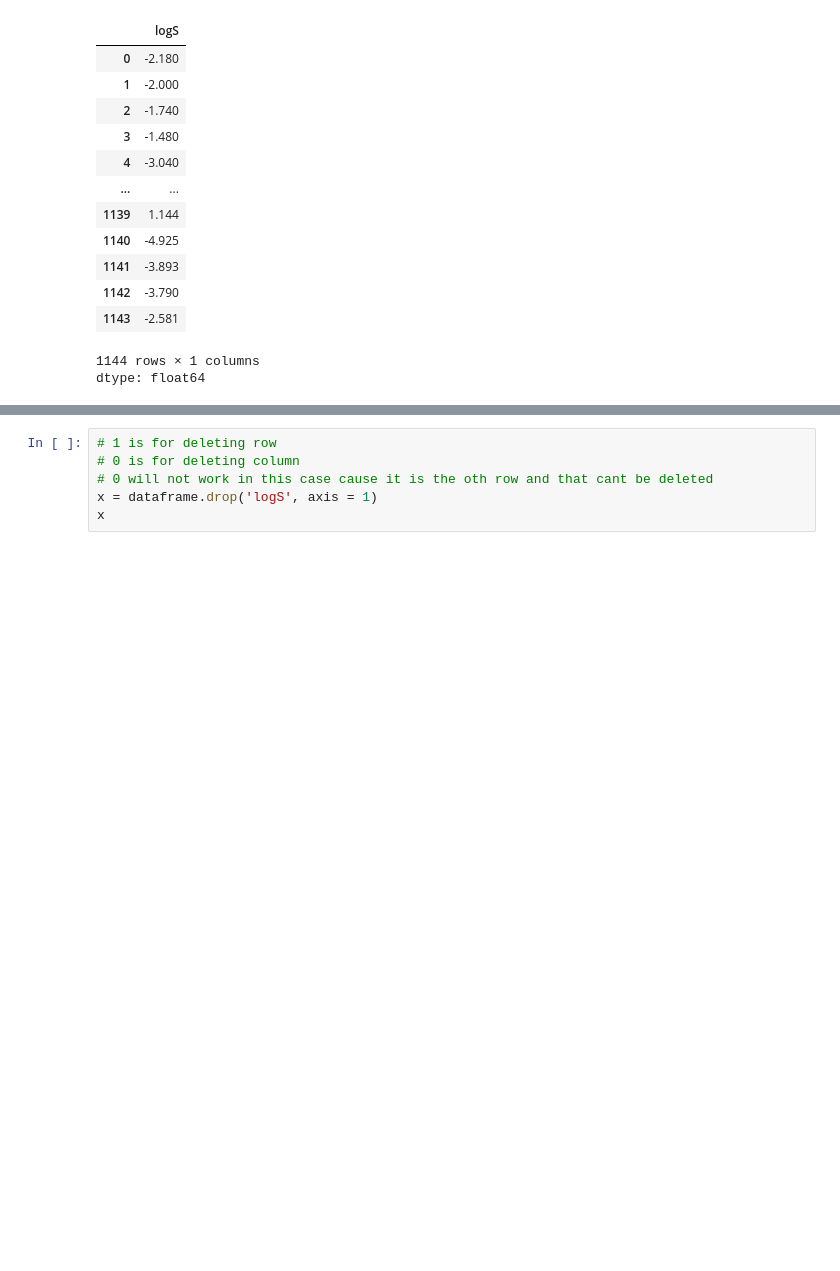
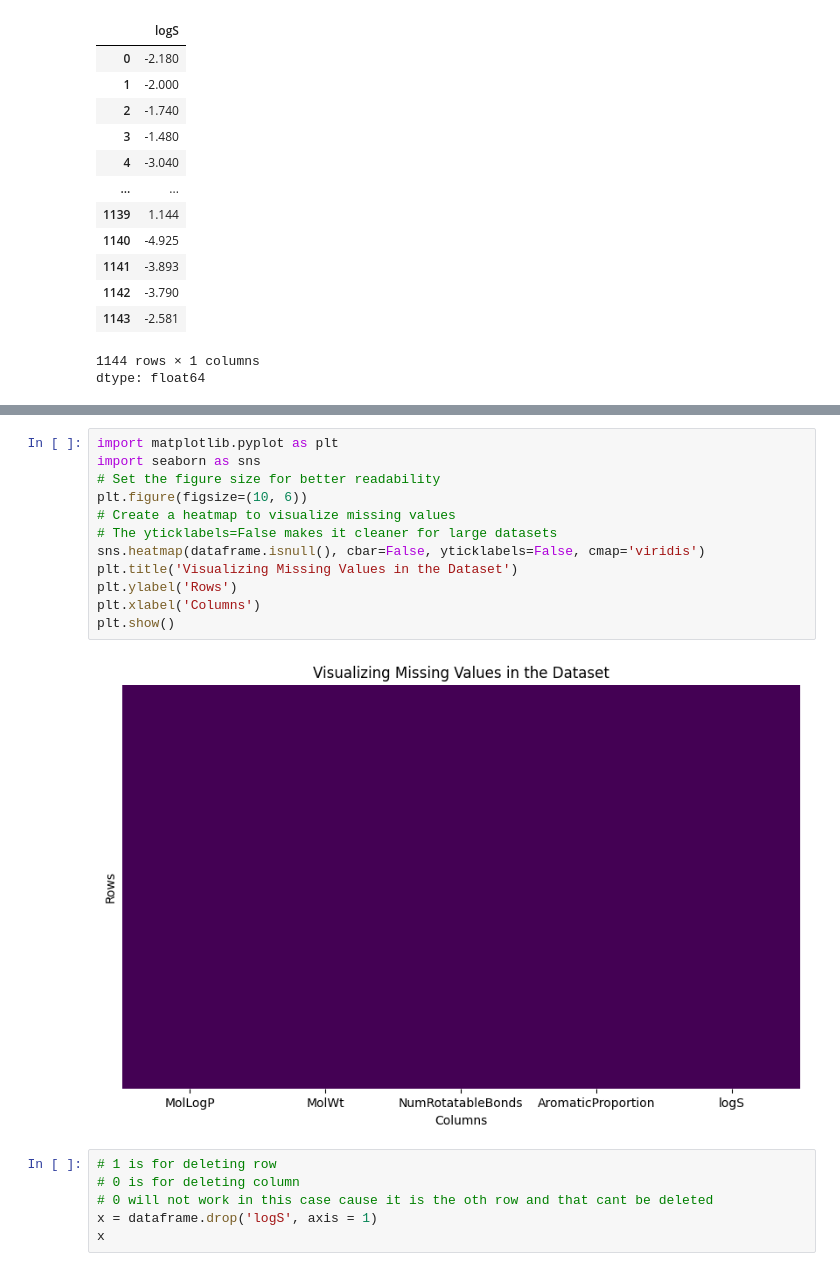
Before and after one commit to sukeerthilangu08/drug-solubility-ml-model, a Jupyter notebook: first_ML_project.ipynb, the cells around one changed output, grey strips where cells are left out. Drawn from its saved outputs; the diff is of its cells as text; blank space fills up the shorter version.

Commit message:
Add heatmap to visualize missing data

```diff
--- a/first_ML_project.ipynb
+++ b/first_ML_project.ipynb
@@ -61,3 +76,17 @@ dtype: float64
+# %%
+import matplotlib.pyplot as plt
+import seaborn as sns
+# Set the figure size for better readability
+plt.figure(figsize=(10, 6))
+# Create a heatmap to visualize missing values
+# The yticklabels=False makes it cleaner for large datasets
+sns.heatmap(dataframe.isnull(), cbar=False, yticklabels=False, cmap='viridis')
+plt.title('Visualizing Missing Values in the Dataset')
+plt.ylabel('Rows')
+plt.xlabel('Columns')
+plt.show()
+# %% [output]
+[figure, added]
 # %%
 # 1 is for deleting row
 # 0 is for deleting column
```
Also changed, not shown: parts of 1 cell of this notebook.
